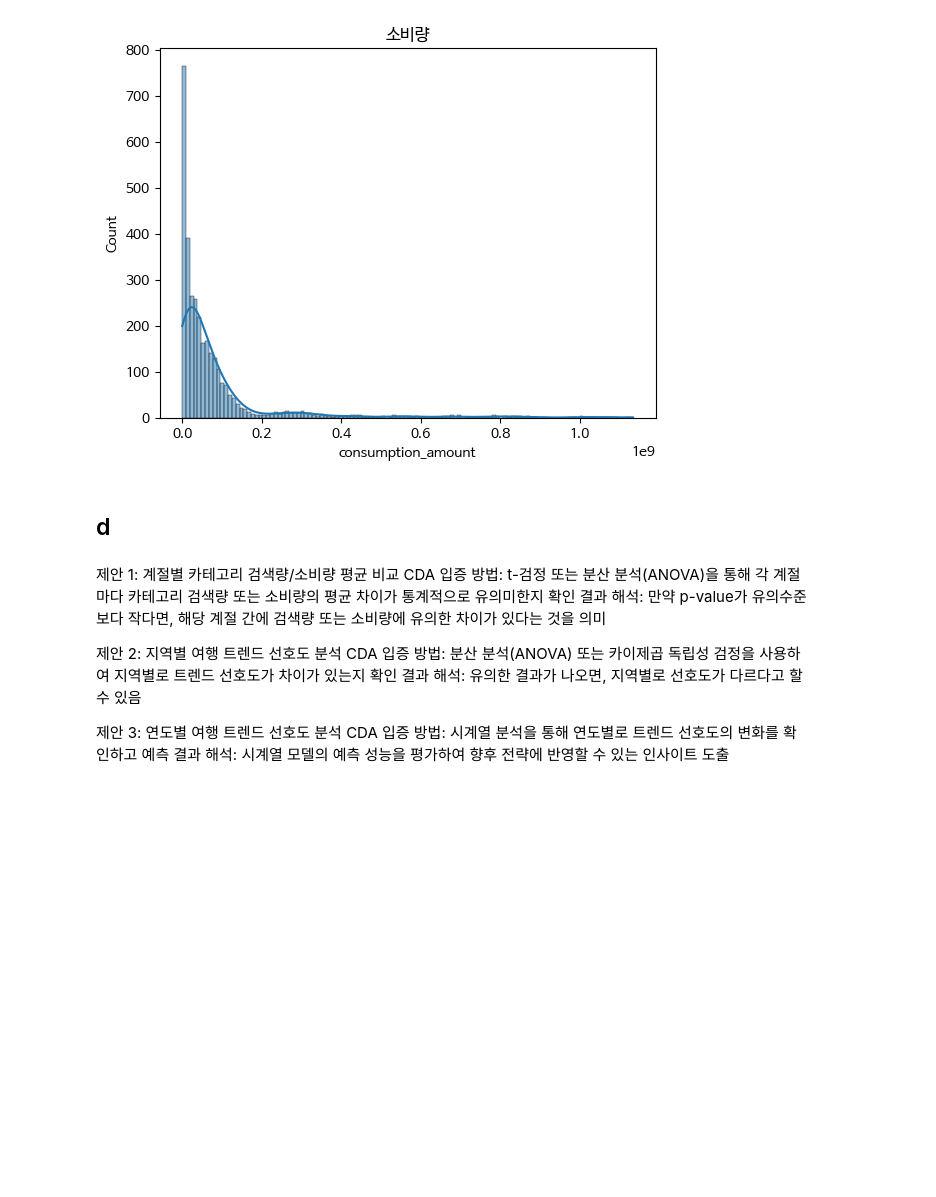
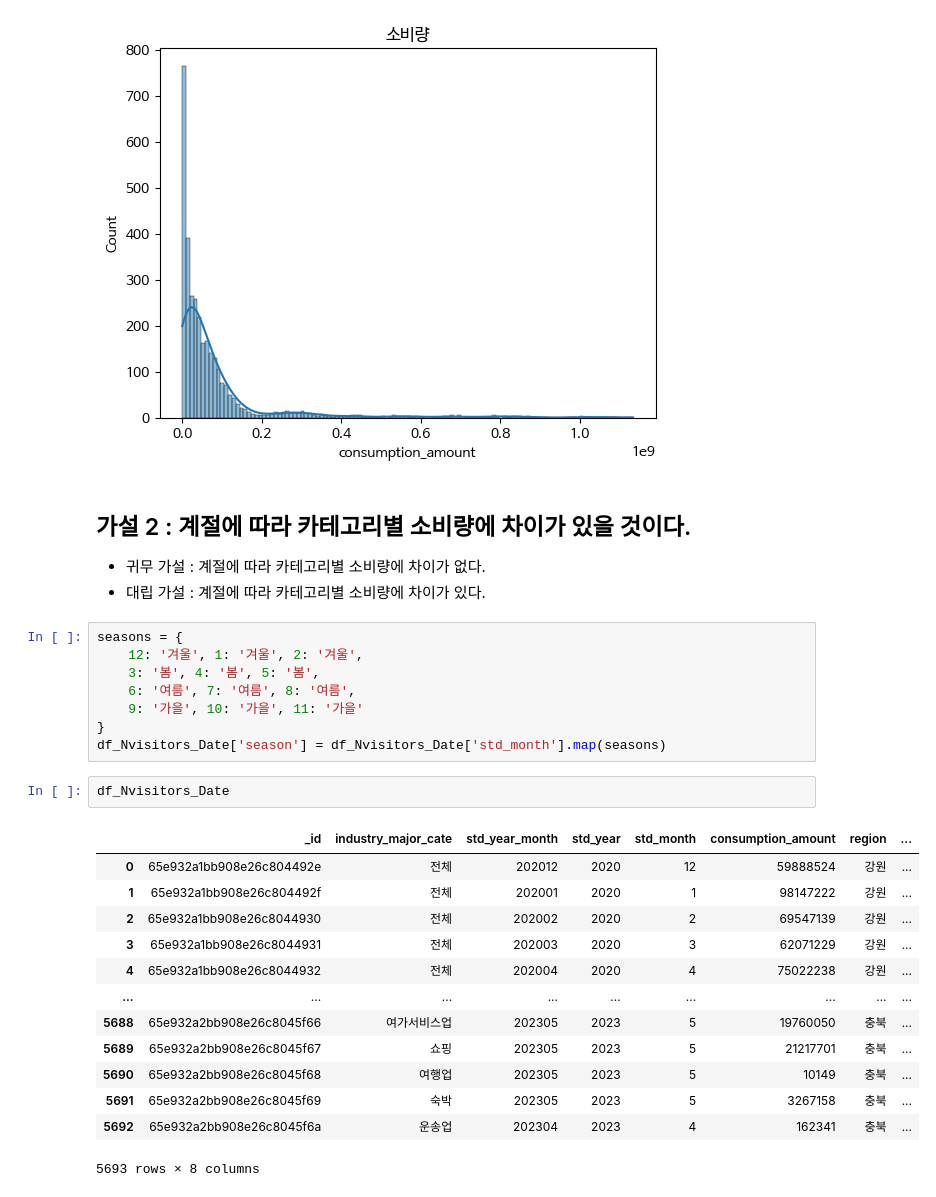
Before and after one commit to btg1631/study_data_analytics, a Jupyter notebook: docs/project_trip/CDA.ipynb, the cells around one changed output. Drawn from its saved outputs; the diff is of its cells as text; blank space fills up the shorter version.

```diff
--- a/docs/project_trip/CDA.ipynb
+++ b/docs/project_trip/CDA.ipynb
@@ -166,16 +166,30 @@ plt.show()
 # %% [output]
 [figure]
 # %% [markdown]
-## d
+## 가설 2 : 계절에 따라 카테고리별 소비량에 차이가 있을 것이다.
+- 귀무 가설 : 계절에 따라 카테고리별 소비량에 차이가 없다.
+- 대립 가설 : 계절에 따라 카테고리별 소비량에 차이가 있다.
-# %% [markdown]
-제안 1: 계절별 카테고리 검색량/소비량 평균 비교
-CDA 입증 방법: t-검정 또는 분산 분석(ANOVA)을 통해 각 계절마다 카테고리 검색량 또는 소비량의 평균 차이가 통계적으로 유의미한지 확인
-결과 해석: 만약 p-value가 유의수준보다 작다면, 해당 계절 간에 검색량 또는 소비량에 유의한 차이가 있다는 것을 의미
-
-제안 2: 지역별 여행 트렌드 선호도 분석
-CDA 입증 방법: 분산 분석(ANOVA) 또는 카이제곱 독립성 검정을 사용하여 지역별로 트렌드 선호도가 차이가 있는지 확인
-결과 해석: 유의한 결과가 나오면, 지역별로 선호도가 다르다고 할 수 있음
-
-제안 3: 연도별 여행 트렌드 선호도 분석
-CDA 입증 방법: 시계열 분석을 통해 연도별로 트렌드 선호도의 변화를 확인하고 예측
-결과 해석: 시계열 모델의 예측 성능을 평가하여 향후 전략에 반영할 수 있는 인사이트 도출
+# %%
+seasons = {
+    12: '겨울', 1: '겨울', 2: '겨울',
+    3: '봄', 4: '봄', 5: '봄',
+    6: '여름', 7: '여름', 8: '여름',
+    9: '가을', 10: '가을', 11: '가을'
+}
+df_Nvisitors_Date['season'] = df_Nvisitors_Date['std_month'].map(seasons)
+# %%
+df_Nvisitors_Date
+# %% [output]
+|  | _id | industry_major_cate | std_year_month | std_year | std_month | consumption_amount | region | ... |
+| 0 | 65e932a1bb908e26c804492e | 전체 | 202012 | 2020 | 12 | 59888524 | 강원 | ... |
+| 1 | 65e932a1bb908e26c804492f | 전체 | 202001 | 2020 | 1 | 98147222 | 강원 | ... |
+| 2 | 65e932a1bb908e26c8044930 | 전체 | 202002 | 2020 | 2 | 69547139 | 강원 | ... |
+| 3 | 65e932a1bb908e26c8044931 | 전체 | 202003 | 2020 | 3 | 62071229 | 강원 | ... |
+| 4 | 65e932a1bb908e26c8044932 | 전체 | 202004 | 2020 | 4 | 75022238 | 강원 | ... |
+| ... | ... | ... | ... | ... | ... | ... | ... | ... |
+| 5688 | 65e932a2bb908e26c8045f66 | 여가서비스업 | 202305 | 2023 | 5 | 19760050 | 충북 | ... |
+| 5689 | 65e932a2bb908e26c8045f67 | 쇼핑 | 202305 | 2023 | 5 | 21217701 | 충북 | ... |
+| 5690 | 65e932a2bb908e26c8045f68 | 여행업 | 202305 | 2023 | 5 | 10149 | 충북 | ... |
+| 5691 | 65e932a2bb908e26c8045f69 | 숙박 | 202305 | 2023 | 5 | 3267158 | 충북 | ... |
+| 5692 | 65e932a2bb908e26c8045f6a | 운송업 | 202304 | 2023 | 4 | 162341 | 충북 | ... |
+5693 rows × 8 columns
```
Also changed, not shown: parts of 11 cells of this notebook, 1 other file.
